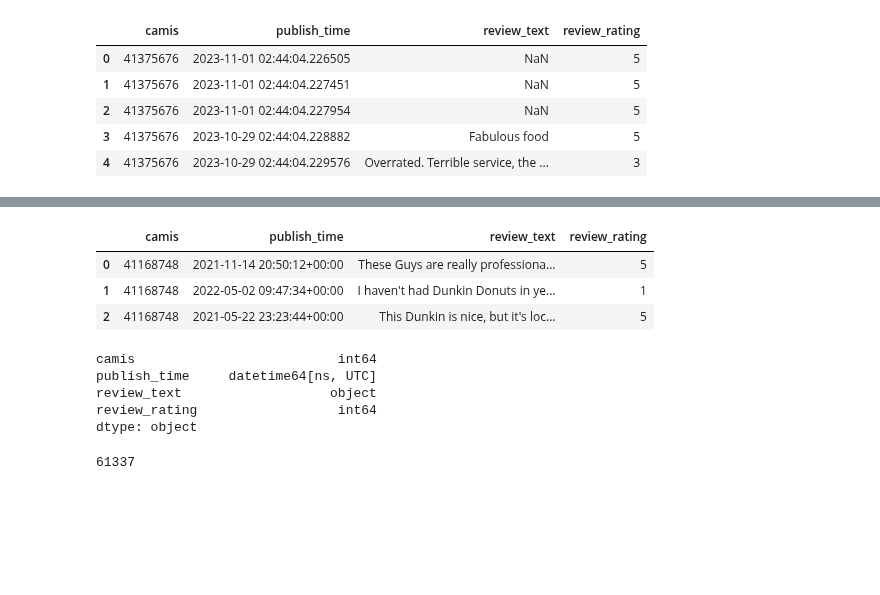
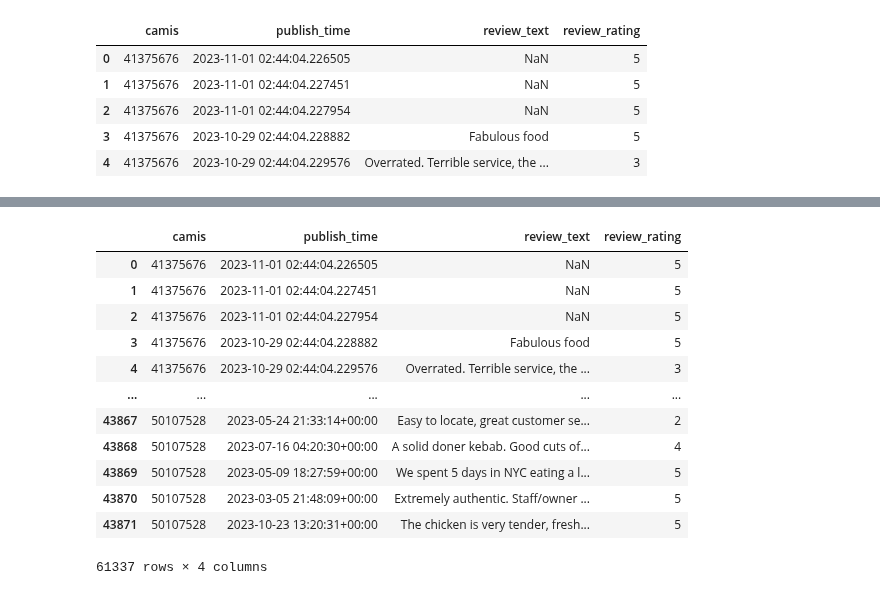
Before and after one commit to Somerville-2023/New-York-health-Inspection-Prediction, a Jupyter notebook: nick-folder/review_work.ipynb, the cells around one changed output, grey strips where cells are left out. Cells and saved outputs as stored; diff of their text form; code cells hidden in the pictures; blank space fills up the shorter version.

Commit message:
upfated nick_prepare, work, and review

```diff
--- a/nick-folder/review_work.ipynb
+++ b/nick-folder/review_work.ipynb
@@ -159,20 +168,0 @@ dtype: object
-# %%
-r2 = prep.clean_api_reviews(api_reviews)
-r2.head(3)
-# %% [output]
-|  | camis | publish_time | review_text | review_rating |
-| 0 | 41168748 | 2021-11-14 20:50:12+00:00 | These Guys are really professiona... | 5 |
-| 1 | 41168748 | 2022-05-02 09:47:34+00:00 | I haven't had Dunkin Donuts in ye... | 1 |
-| 2 | 41168748 | 2021-05-22 23:23:44+00:00 | This Dunkin is nice, but it's loc... | 5 |
-# %%
-r2.dtypes
-# %% [output]
-camis                          int64
-publish_time     datetime64[ns, UTC]
-review_text                   object
-review_rating                  int64
-dtype: object
-# %%
-len(r2) + len(r1)
-# %% [output]
-61337
@@ -182,0 +169,16 @@ joined_reviews.to_csv('reviews.csv', index=False)
+# %%
+prep.cleanse_reviews(scrape_reviews, api_reviews)
+# %% [output]
+|  | camis | publish_time | review_text | review_rating |
+| 0 | 41375676 | 2023-11-01 02:44:04.226505 | NaN | 5 |
+| 1 | 41375676 | 2023-11-01 02:44:04.227451 | NaN | 5 |
+| 2 | 41375676 | 2023-11-01 02:44:04.227954 | NaN | 5 |
+| 3 | 41375676 | 2023-10-29 02:44:04.228882 | Fabulous food | 5 |
+| 4 | 41375676 | 2023-10-29 02:44:04.229576 | Overrated. Terrible service, the ... | 3 |
+| ... | ... | ... | ... | ... |
+| 43867 | 50107528 | 2023-05-24 21:33:14+00:00 | Easy to locate, great customer se... | 2 |
+| 43868 | 50107528 | 2023-07-16 04:20:30+00:00 | A solid doner kebab. Good cuts of... | 4 |
+| 43869 | 50107528 | 2023-05-09 18:27:59+00:00 | We spent 5 days in NYC eating a l... | 5 |
+| 43870 | 50107528 | 2023-03-05 21:48:09+00:00 | Extremely authentic. Staff/owner ... | 5 |
+| 43871 | 50107528 | 2023-10-23 13:20:31+00:00 | The chicken is very tender, fresh... | 5 |
+61337 rows × 4 columns
```
Also changed, not shown: parts of 11 cells of this notebook, 2 other files.
